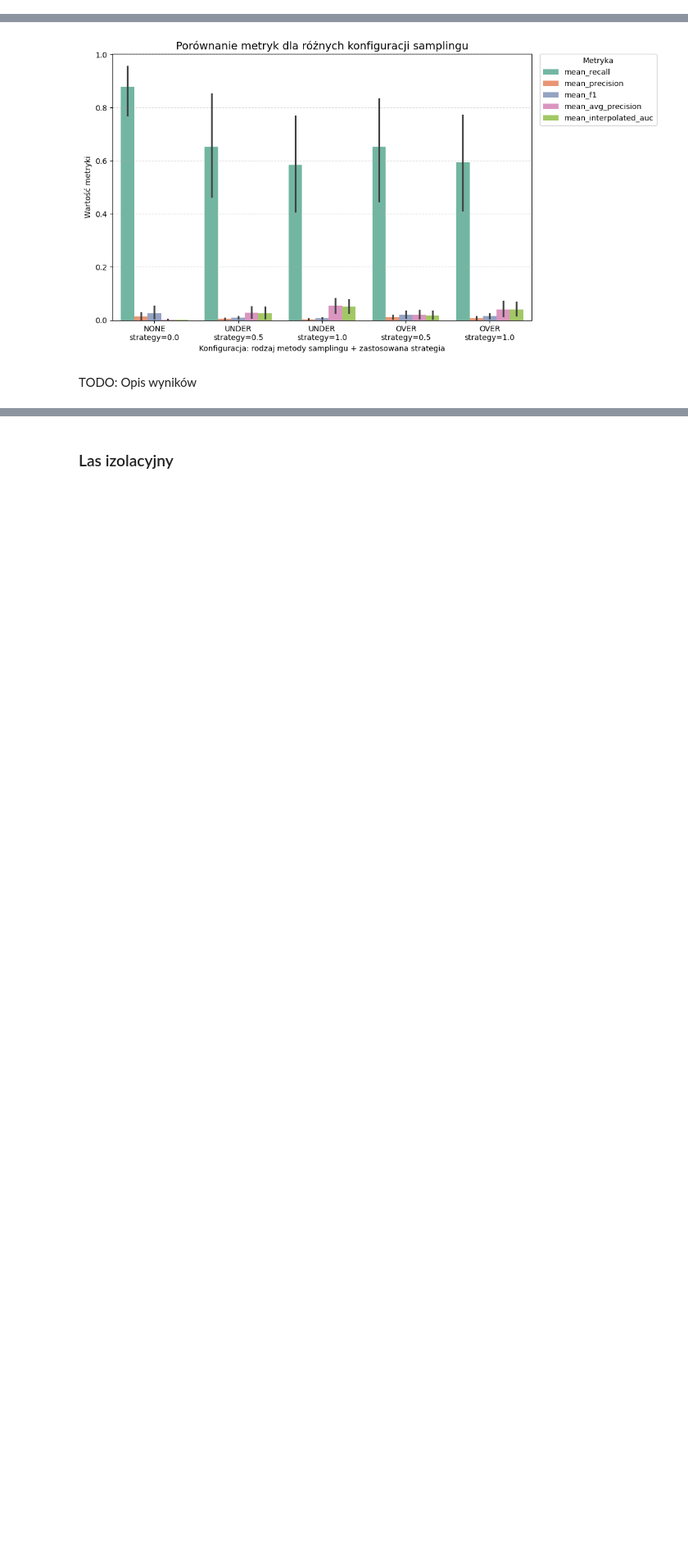
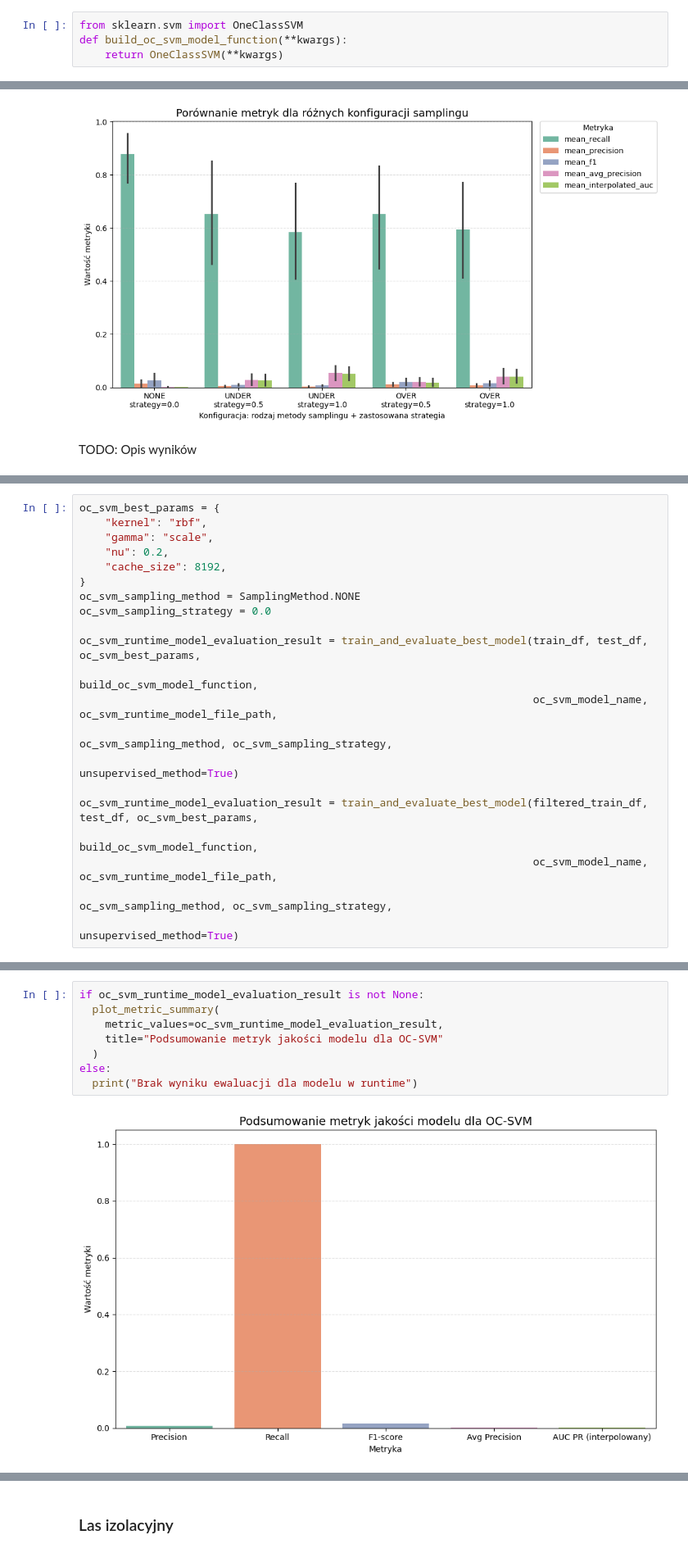
Before and after one commit to Sarnapa/Credit-Card-Fraud-Detection, a Jupyter notebook: Notebooks/CreditCardFraudDetection_AnomalyDetectionAnalysis.ipynb, the cells around one changed output, grey strips where cells are left out. Shown at 82% size. Drawn from its saved outputs; the diff is of its cells as text; blank space fills up the shorter version.

```diff
--- a/Notebooks/CreditCardFraudDetection_AnomalyDetectionAnalysis.ipynb
+++ b/Notebooks/CreditCardFraudDetection_AnomalyDetectionAnalysis.ipynb
@@ -1283,5 +1393,9 @@ Ocena jakości modelu:
 ### One-Class SVM
 
 Tutaj na razie wstępny wywołanie, żeby zobaczyć czy mniej więcej działa metoda do oceny jakości modelu.
+# %%
+from sklearn.svm import OneClassSVM
+def build_oc_svm_model_function(**kwargs):
+    return OneClassSVM(**kwargs)
 # %%
 import os
@@ -1436,0 +1549,21 @@ TODO: Opis wyników
+# %%
+oc_svm_best_params = {
+    "kernel": "rbf",
+    "gamma": "scale",
+    "nu": 0.2,
+    "cache_size": 8192,
+}
+oc_svm_sampling_method = SamplingMethod.NONE
+oc_svm_sampling_strategy = 0.0
+
+oc_svm_runtime_model_evaluation_result = train_and_evaluate_best_model(train_df, test_df, oc_svm_best_params,
+                                                                       build_oc_svm_model_function,
+                                                                       oc_svm_model_name, oc_svm_runtime_model_file_path,
+                                                                       oc_svm_sampling_method, oc_svm_sampling_strategy,
+                                                                       unsupervised_method=True)
+
+oc_svm_runtime_model_evaluation_result = train_and_evaluate_best_model(filtered_train_df, test_df, oc_svm_best_params,
+                                                                       build_oc_svm_model_function,
+                                                                       oc_svm_model_name, oc_svm_runtime_model_file_path,
+                                                                       oc_svm_sampling_method, oc_svm_sampling_strategy,
+                                                                       unsupervised_method=True)
@@ -1436,0 +1595,10 @@ TODO: Opis wyników
+# %%
+if oc_svm_runtime_model_evaluation_result is not None:
+  plot_metric_summary(
+    metric_values=oc_svm_runtime_model_evaluation_result,
+    title="Podsumowanie metryk jakości modelu dla OC-SVM"
+  )
+else:
+  print("Brak wyniku ewaluacji dla modelu w runtime")
+# %% [output]
+[figure, added]
```
Also changed, not shown: parts of 70 cells of this notebook.
